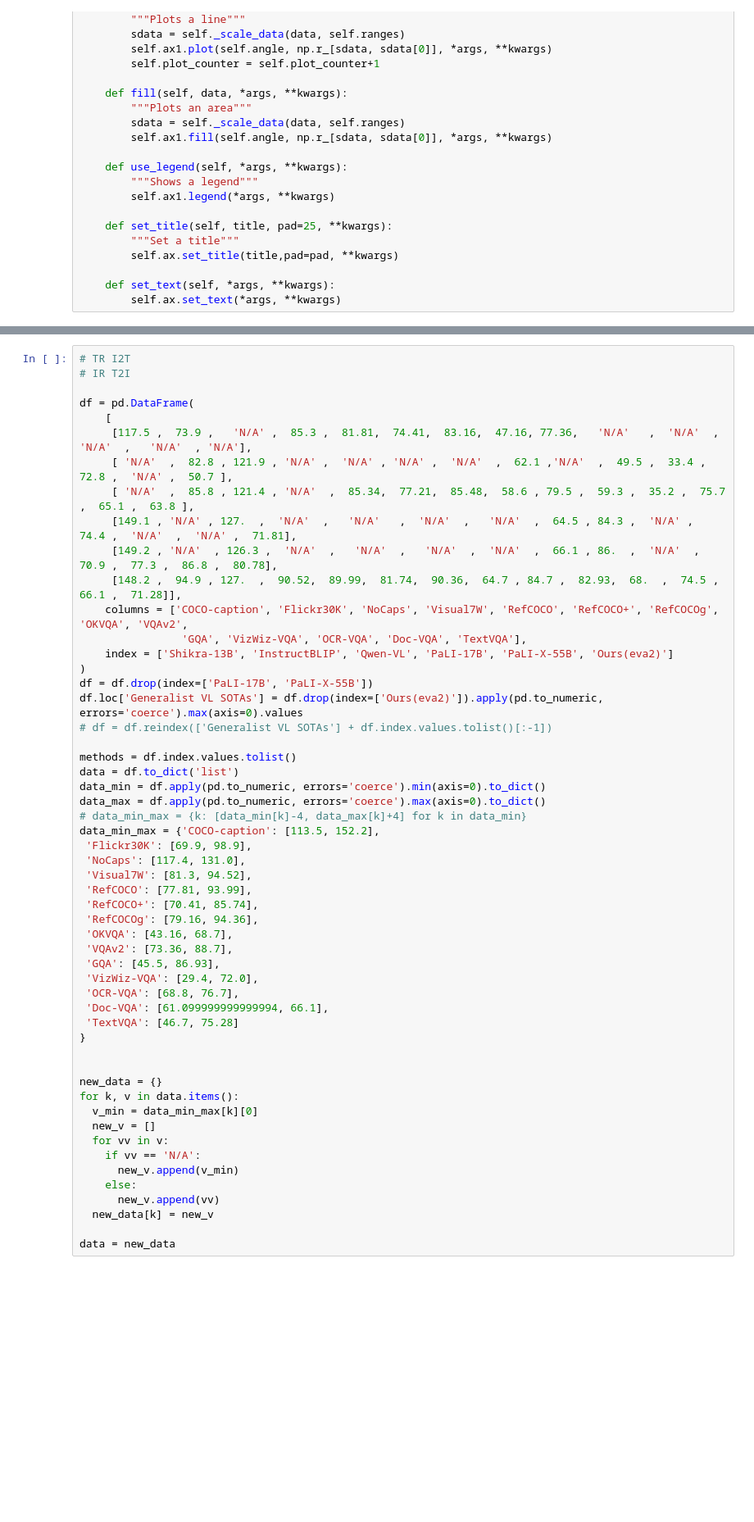
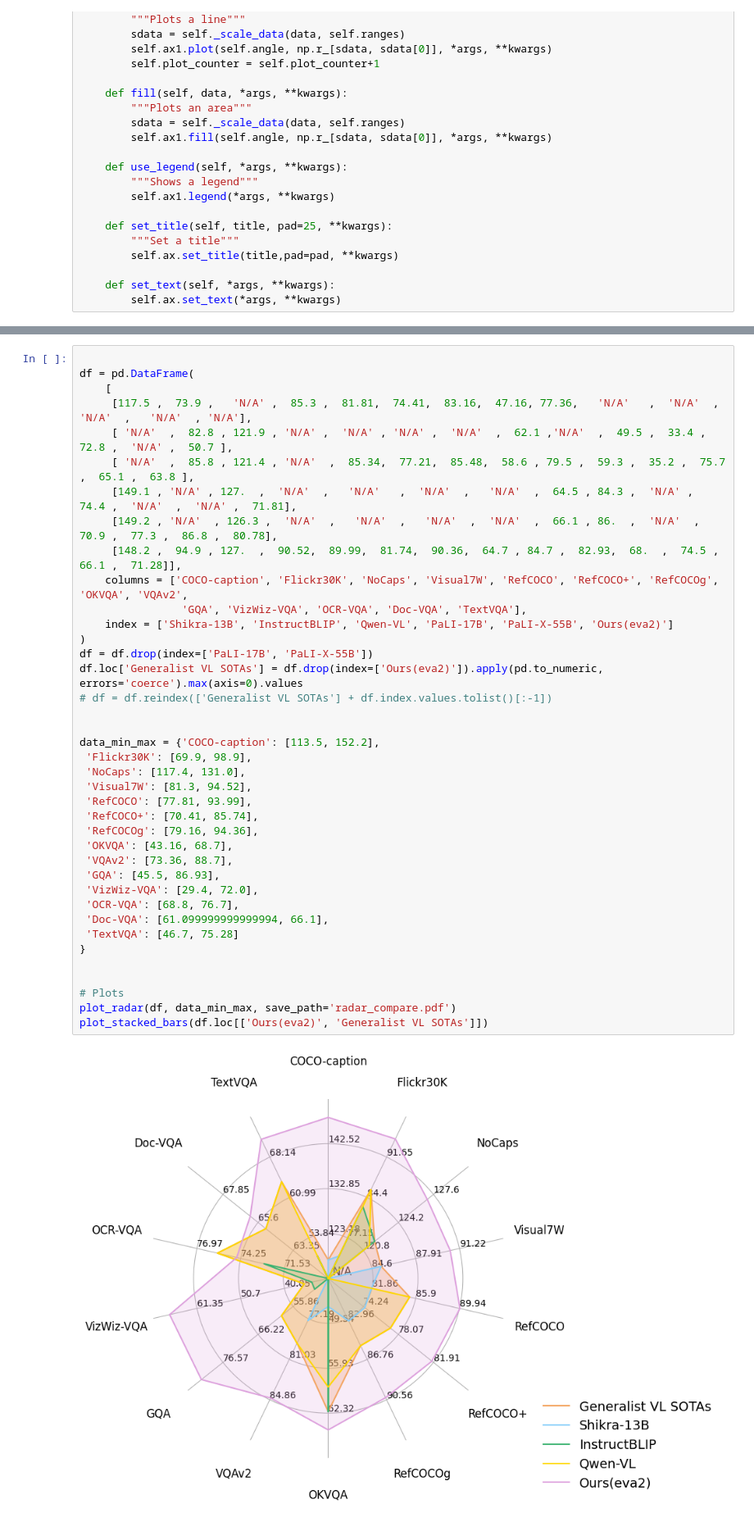
Before and after one commit to qijimrc/mm_evaluation, a Jupyter notebook: mmbench/utils/visualization.ipynb, the cells around one changed output, grey strips where cells are left out. Shown: that part at 82% size. Saved outputs shown, nothing was run; the diff lists cells and outputs as text; blank space fills up the shorter version.

Commit message:
add visualization code

```diff
--- a/mmbench/utils/visualization.ipynb
+++ b/mmbench/utils/visualization.ipynb
@@ -183,6 +274,4 @@ class ComplexRadar():
 # %%
-# TR I2T
-# IR T2I
 
 df = pd.DataFrame(
     [
@@ -190,47 +279,36 @@ df = pd.DataFrame(
      [ 'N/A'  ,  82.8 , 121.9 , 'N/A' ,  'N/A' , 'N/A' ,  'N/A'  ,  62.1 ,'N/A'  ,  49.5 ,  33.4 ,  72.8 ,  'N/A' ,  50.7 ],
      [ 'N/A'  ,  85.8 , 121.4 , 'N/A'  ,  85.34,  77.21,  85.48,  58.6 , 79.5 ,  59.3 ,  35.2 ,  75.7 ,  65.1 ,  63.8 ],
      [149.1 , 'N/A' , 127.  ,  'N/A'  ,   'N/A'   ,  'N/A'  ,   'N/A'  ,  64.5 , 84.3 ,  'N/A' ,  74.4 ,  'N/A'  ,  'N/A' ,  71.81],
      [149.2 , 'N/A'  , 126.3 ,  'N/A'  ,   'N/A'  ,   'N/A'  ,  'N/A'  ,  66.1 , 86.  ,  'N/A'  ,  70.9 ,  77.3 ,  86.8 ,  80.78],
      [148.2 ,  94.9 , 127.  ,  90.52,  89.99,  81.74,  90.36,  64.7 , 84.7 ,  82.93,  68.  ,  74.5 ,  66.1 ,  71.28]],
     columns = ['COCO-caption', 'Flickr30K', 'NoCaps', 'Visual7W', 'RefCOCO', 'RefCOCO+', 'RefCOCOg', 'OKVQA', 'VQAv2',
                 'GQA', 'VizWiz-VQA', 'OCR-VQA', 'Doc-VQA', 'TextVQA'],
     index = ['Shikra-13B', 'InstructBLIP', 'Qwen-VL', 'PaLI-17B', 'PaLI-X-55B', 'Ours(eva2)']
 )
 df = df.drop(index=['PaLI-17B', 'PaLI-X-55B'])
 df.loc['Generalist VL SOTAs'] = df.drop(index=['Ours(eva2)']).apply(pd.to_numeric, errors='coerce').max(axis=0).values
 # df = df.reindex(['Generalist VL SOTAs'] + df.index.values.tolist()[:-1])
 
-methods = df.index.values.tolist()
-data = df.to_dict('list')
-data_min = df.apply(pd.to_numeric, errors='coerce').min(axis=0).to_dict()
-data_max = df.apply(pd.to_numeric, errors='coerce').max(axis=0).to_dict()
-# data_min_max = {k: [data_min[k]-4, data_max[k]+4] for k in data_min}
+
 data_min_max = {'COCO-caption': [113.5, 152.2],
  'Flickr30K': [69.9, 98.9],
  'NoCaps': [117.4, 131.0],
  'Visual7W': [81.3, 94.52],
  'RefCOCO': [77.81, 93.99],
  'RefCOCO+': [70.41, 85.74],
  'RefCOCOg': [79.16, 94.36],
  'OKVQA': [43.16, 68.7],
  'VQAv2': [73.36, 88.7],
  'GQA': [45.5, 86.93],
  'VizWiz-VQA': [29.4, 72.0],
  'OCR-VQA': [68.8, 76.7],
  'Doc-VQA': [61.099999999999994, 66.1],
  'TextVQA': [46.7, 75.28]
 }
 
 
-new_data = {}
-for k, v in data.items():
-  v_min = data_min_max[k][0]
-  new_v = []
-  for vv in v:
-    if vv == 'N/A':
-      new_v.append(v_min)
-    else:
-      new_v.append(vv)
-  new_data[k] = new_v
-
-data = new_data
+# Plots
+plot_radar(df, data_min_max, save_path='radar_compare.pdf')
+plot_stacked_bars(df.loc[['Ours(eva2)', 'Generalist VL SOTAs']])
+# %% [output]
+[figure, added]
```
Also changed, not shown: parts of 4 cells of this notebook, 1 other file.
